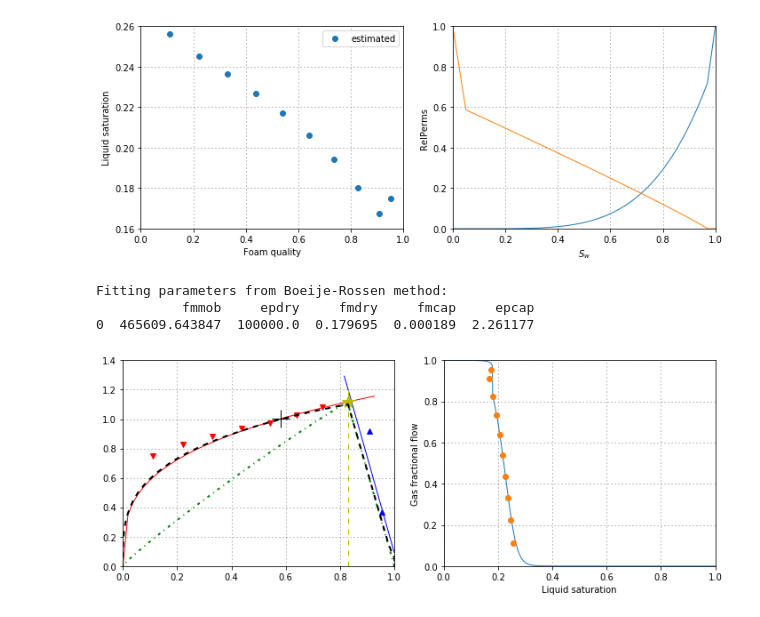
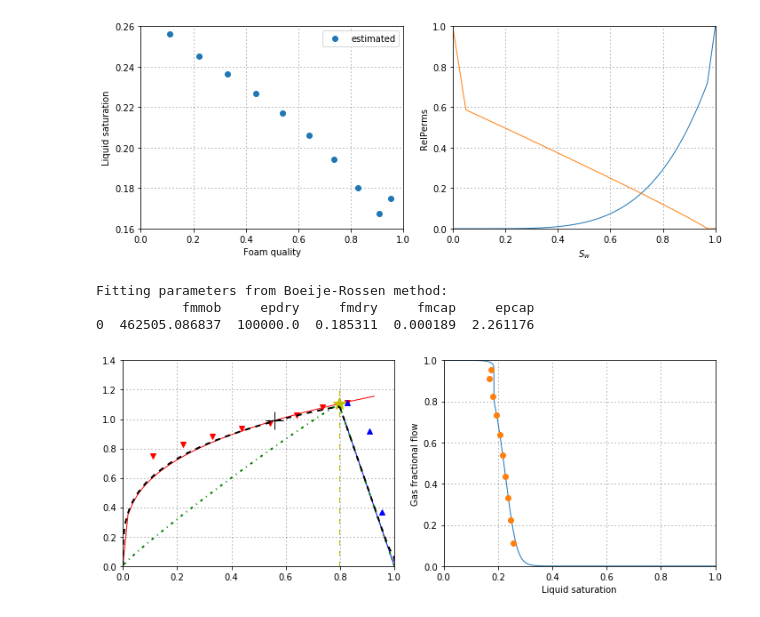
Before and after one commit to skahroba/FoamModel-ParameterFitting, a Jupyter notebook: FoamModel_ParameterFitting_fiveParam.ipynb, the cells around one changed output. Drawn from its saved outputs; the diff is of its cells as text; code cells hidden in the pictures.

```diff
--- a/FoamModel_ParameterFitting_fiveParam.ipynb
+++ b/FoamModel_ParameterFitting_fiveParam.ipynb
@@ -165,11 +160,12 @@ ng = 0.938                                                                     #
 krg0 = 0.587                                                                   # endpoint gas relative permeability [-]
 krw0 = 0.720
 # %%
-# sw_exp = np.zeros((n_data, 1))
-sw_plt = np.reshape(np.linspace(0.0,1.0, 100), (len(np.linspace(0.0,1.0, 100)), 1))
+sw_plt = np.linspace(0.0,1.0, 100)
+sw_plt = sw_plt.reshape([len(sw_plt),1])
 
-sw_exp = (1-swc-sgr)*(data['mu_water']*(1-data['fg'])/(krw0*data['mu_tot']))**(1/nw)+swc
-sw_exp = np.reshape(sw_exp,(len(sw_exp),1))
+data['sw_exp'] = (1-swc-sgr)*(data['mu_water']*(1-data['fg'])/(krw0*data['mu_tot']))**(1/nw)+swc
+sw_exp = data['sw_exp'].values.reshape([len(data['sw_exp'] ),1])
+
 krg_plt = krg(sw_plt)
 krw_plt = krw(sw_plt)
 
@@ -190,6 +186,13 @@ plt.grid()
 plt.tight_layout()
 # %% [output]
 [figure]
+# %%
+transition = pd.DataFrame(np.nan,np.arange(1),columns=['trans_ind','fg_trans','mu_trans'])
+
+# transition fron low- to high-quality
+transition['trans_ind'] = data['mu_tot'].idxmax(axis=0, skipna=True)
+transition['fg_trans']  = data['fg'].iloc[transition['trans_ind'].iloc[0]]
+transition['mu_trans']  = data['mu_tot'].iloc[transition['trans_ind'].iloc[0]]
 # %%
 # Boeije-Rossen fitting method
 # fit a line to the high quality data | y=a+b*x
@@ -201,16 +204,19 @@ reg_high = stats.linregress(high_quality['fg_high'], high_quality['muf_high'])
 
 a_high = pd.DataFrame(np.nan,np.arange(1),columns=['slope','intercept'])
 a_high['slope'] = reg_high[0]
-a_high['intercept'] = reg_high[1]
+a_high['intercept'] = -reg_high[0] #reg_high[1]
 
 # a = reg_high[0]
 # b = reg_high[1]
 # a_high = [-a, a]
 
-log_fg_low = np.reshape(np.log(low_quality['fg_low']), (len(low_quality), 1))
-log_muf_low = np.reshape(np.log(low_quality['muf_low']), (len(low_quality), 1))
-w2  = np.ones(len(low_quality))                                                     # weight factor
-w2[-3:] = 5000
+
+log_fg_low = np.log(low_quality['fg_low']).values.reshape([len(low_quality), 1])
+log_muf_low = np.log(low_quality['muf_low']).values.reshape([len(low_quality), 1])
+
+w2  = np.ndarray(shape = (len(low_quality),),
+                 buffer = np.ones(len(low_quality)))
+w2[-3:] = 5000  # weight factor
 
 linreg = linear_model.LinearRegression()
 reg_low = linreg.fit(log_fg_low, log_muf_low, sample_weight=w2)
@@ -254,17 +260,20 @@ plt.plot([fg_trans, fg_trans], [0.0, 1.1*muf_trans], "--y", linewidth=1)
 # find the transition saturation (or fmdry)
 sw_trans = (1-swc-sgr)*(data['mu_water'].iloc[transition['trans_ind'].iloc[0]]* \
                         (1-fg_trans)/(krw0*muf_trans))**(1/nw)+swc
-fmdry_br = sw_trans
+fmdry_br = sw_trans[0]
 
 # find fmmob
+FM_trans = np.array([1.])
 muw1 = data['mu_water'].iloc[transition['trans_ind'].iloc[0]]
 mug1 = data['mu_gas'].iloc[transition['trans_ind'].iloc[0]]
-FM_trans = mug1/muw1 * fg_trans/(1-fg_trans)*(krw(sw_trans)/krg(sw_trans))
-fmmob_br = 1.0/FM_trans-1.0
+FM_trans[0] = mug1/muw1 * fg_trans/(1-fg_trans)*(krw(sw_trans)/krg(sw_trans))
+fmmob_br = 1.0/FM_trans[0]-1.0
 
 # find epdry
 epdry_br= 100000.0
-x_br = np.reshape([float(fmmob_br), float(epdry_br), float(fmdry_br)],(3, 1))
+x_br = np.ndarray(shape=(3,1),
+                  buffer = np.array([fmmob_br,epdry_br,fmdry_br]),
+                  dtype = float)
 
 sw_val1 = np.append(np.linspace(0.0, np.min(sw_exp), 100),
                      np.linspace(np.min(sw_exp)+np.finfo(float).eps, np.max(sw_exp), 100))
@@ -282,64 +291,67 @@ plt.plot(fg_plus, muf_plus, "k+", markersize=20)
 
 sw_plus  = (1-swc-sgr)*(muw1*(1-fg_plus)/(krw0*muf_plus))**(1/nw)+swc
 
-epcap_br = np.log((krg(sw_trans)*muf_plus-fg_plus*mug1)/
-           (fmmob_br*mug1*fg_plus))/np.log(muf_trans/muf_plus)
-
+epcap_br = np.log((krg(sw_trans)[0]*muf_plus[0]-fg_plus[0]*mug1)/
+           (fmmob_br*mug1*fg_plus[0]))/np.log(muf_trans[0]/muf_plus)
+epcap_br = epcap_br[0]
 # calculate fmcap
 transition['trans_ind'] = data['mu_tot'].idxmax(axis=0, skipna=True)
 ind_muf_min = data['mu_tot'].idxmin(axis=0, skipna=True)
 fmcap_br = data['mu_tot'].iloc[ind_muf_min]*data['ut'].iloc[ind_muf_min]/sigma_wg
 # correct for fmmob
-fmmob_br_new = fmmob_br*(muf_trans/data['mu_tot'].iloc[ind_muf_min])**epcap_br
-x_br2 = np.reshape([float(fmmob_br_new), float(epdry_br), float(fmdry_br), float(fmcap_br), float(epcap_br)],(5, 1))
+fmmob_br_new = fmmob_br*(muf_trans[0]/data['mu_tot'].iloc[ind_muf_min])**epcap_br
+
+x_br2 = np.ndarray(shape=(5,1),
+                  buffer = np.array([fmmob_br_new,epdry_br,fmdry_br,fmcap_br,epcap_br]),
+                  dtype = float)
+
 n1 = np.size(sw_val)
 muf_br = np.zeros((n1, 1))
 u_min = np.min(data['ut'])
 u_max = np.max(data['ut'])
-u_ave = float(np.mean(data['ut']))
-#
-F2 = [float(x_br2[0, 0]), float(x_br2[1, 0]), float(x_br2[2, 0])]
-F5 = [float(x_br2[3, 0]), float(x_br2[4, 0])]
+u_ave = np.mean(data['ut'])
 
-F2 = [x_br2[0, 0], x_br2[1, 0], x_br2[2, 0]]
+
+F2 = x_br2[0:3,0] #[x_br2[0, 0], x_br2[1, 0], x_br2[2, 0]]
 F5 = [x_br2[3, 0], x_br2[4, 0]]
 
-for i in range(0, n1):
-    sw_p = float(sw_val[i])
-
+r = 0
+for s in sw_val:
+    sw_p = np.ndarray(shape = (1,),dtype=float)
+    sw_p[0] = s
     def fmu(x):
         return float(x - muf_mod_f2f5(sw_p, F2, F5, x, u_ave))
 
     sol = optimize.root(fmu, 0.9)
-    muf_br[i, 0] = sol.x
-
+    muf_br[r, 0] = sol.x
+    r = r +1
 
 fg_br = fg_mod_f2f5(sw_val, F2, F5, muf_br, u_ave)
 muf_mod_br = muf_mod_f2f5(sw_val, F2, F5, muf_br, u_ave)
 
 plt.plot(fg_br, muf_mod_br, "k--", linewidth=2)
 plt.subplot(1,2,2)
 plt.plot(sw_val, fg_br, sw_exp, data['fg'], "o")
 plt.xlabel("Liquid saturation")
 plt.ylabel("Gas fractional flow")
 plt.grid()
 plt.tight_layout()
 
 fit_br = np.array([fmmob_br_new, epdry_br, fmdry_br, fmcap_br, epcap_br])
 
 param_br = pd.DataFrame(np.nan,np.arange(1),columns = ['fmmob','epdry','fmdry','fmcap','epcap'])
 param_br['fmmob'] = fmmob_br_new
 param_br['epdry'] = epdry_br
 param_br['fmdry'] = fmdry_br
 param_br['fmcap'] = fmcap_br
 param_br['epcap'] = epcap_br
 
 
 print("Fitting parameters from Boeije-Rossen method:")
 print(param_br)
 # ##############################################################################
 # %% [output]
 Fitting parameters from Boeije-Rossen method:
            fmmob     epdry     fmdry     fmcap     epcap
-0  465609.643847  100000.0  0.179695  0.000189  2.261177
+0  462505.086837  100000.0  0.185311  0.000189  2.261176
-[figure, old version]
+[figure, new version]
```
Also changed, not shown: parts of 6 cells of this notebook, 1 other file.
